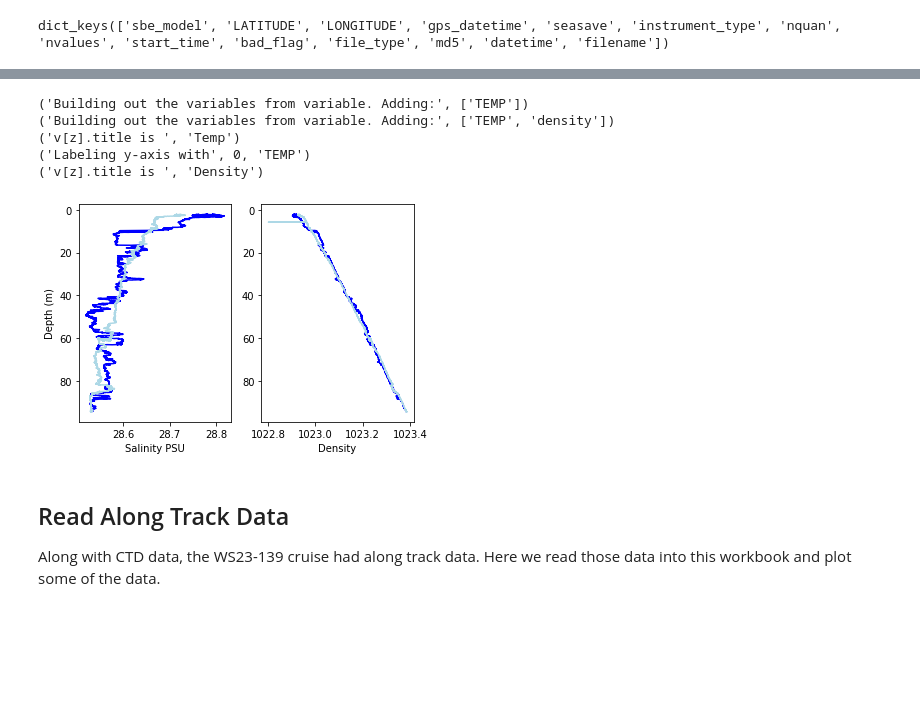
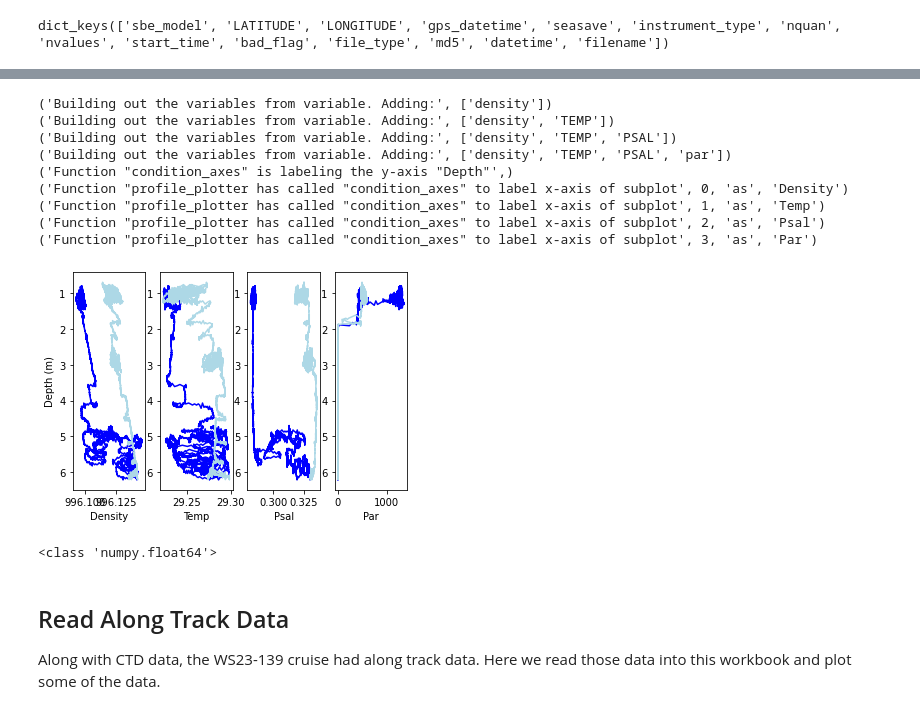
Before and after one commit to DirtBurner/MUDBENCS, a Jupyter notebook: MUDBENCS_CTD.ipynb, the cells around one changed output, grey strips where cells are left out. Drawn from its saved outputs; the diff is of its cells as text; code cells hidden in the pictures; blank space fills up the shorter version.

Commit message:
Debug CTD profile plot routine

```diff
--- a/MUDBENCS_CTD.ipynb
+++ b/MUDBENCS_CTD.ipynb
@@ -11,7 +11,7 @@ import MUDBENCS_calcs as MB
 # %% [output]
 (((((((((((((((( MUDBENCS Date Analysis and Visualization Tools ))))))))))))))))
 # %%
-dat_nc = fCNV('WS23139_STN02_01CTD.cnv')
+dat_nc = fCNV('WS23139_STN04_03CTD.cnv')
 print(dat_nc.attributes.keys())
 # %% [output]
 dict_keys(['sbe_model', 'LATITUDE', 'LONGITUDE', 'gps_datetime', 'seasave', 'instrument_type', 'nquan', 'nvalues', 'start_time', 'bad_flag', 'file_type', 'md5', 'datetime', 'filename'])
@@ -23,20 +23,30 @@ The profile coordinates are latitude: 6.0205, and longitude: -54.0222, collected
 Data types available are:  ['DEPTH', 'CNDC', 'density', 'flSP', 'wetCDOM', 'flECO-AFL', 'sbeox0Mg/L', 'sbeox0PS', 'par', 'PSAL', 'TEMP', 'flag']
 # %%
 MB.DEBUG = True
-down_df, up_df, bottom, ax = MB.plot_profile(dat_nc, ['TEMP', 'density'], direction='both')
+down_df, up_df, bottom, ax = MB.plot_profile(dat_nc, ['density','TEMP',  'PSAL', 'par'], direction='both')
 
-ax[0].set_xlabel('Salinity PSU')
-ax[0].set_ylabel('Depth (m)')
-ax[1].set_ylabel('')
+#ax[0].set_xlabel('Temperature (degrees C)')
+#ax[1].ticklabel_format(axis='x', style='plain')
+#ax[1].set_xlabel(r'Density (kg/m$^{3})')
+#ax[0].set_ylabel('Depth (m)')
+#ax[2].set_ylabel('')
 
 #plt.savefig('C:/Users/beros/Box/UDrive_brosenheim/My_Documents/Research/Seagoing Expeditions/CHEM-OCE Guianas Mudbanks 2020/Expedition prep/MUDBENCS/CTD_Data/01CTD_SSS_rho.svg', dpi=300)
 # %% [output]
-('Building out the variables from variable. Adding:', ['TEMP'])
-('Building out the variables from variable. Adding:', ['TEMP', 'density'])
-('v[z].title is ', 'Temp')
-('Labeling y-axis with', 0, 'TEMP')
-('v[z].title is ', 'Density')
+('Building out the variables from variable. Adding:', ['density'])
+('Building out the variables from variable. Adding:', ['density', 'TEMP'])
+('Building out the variables from variable. Adding:', ['density', 'TEMP', 'PSAL'])
+('Building out the variables from variable. Adding:', ['density', 'TEMP', 'PSAL', 'par'])
+('Function "condition_axes" is labeling the y-axis "Depth"',)
+('Function "profile_plotter has called "condition_axes" to label x-axis of subplot', 0, 'as', 'Density')
+('Function "profile_plotter has called "condition_axes" to label x-axis of subplot', 1, 'as', 'Temp')
+('Function "profile_plotter has called "condition_axes" to label x-axis of subplot', 2, 'as', 'Psal')
+('Function "profile_plotter has called "condition_axes" to label x-axis of subplot', 3, 'as', 'Par')
-[figure, old version]
+[figure, new version]
+# %%
+print(type(dat_nc['PSAL'][0]))
+# %% [output]
+<class 'numpy.float64'>
 # %% [markdown]
 ## Read Along Track Data
 Along with CTD data, the WS23-139 cruise had along track data. Here we read those data into this workbook and plot some of the data.
```
Also changed, not shown: parts of 2 cells of this notebook, 1 other file.
